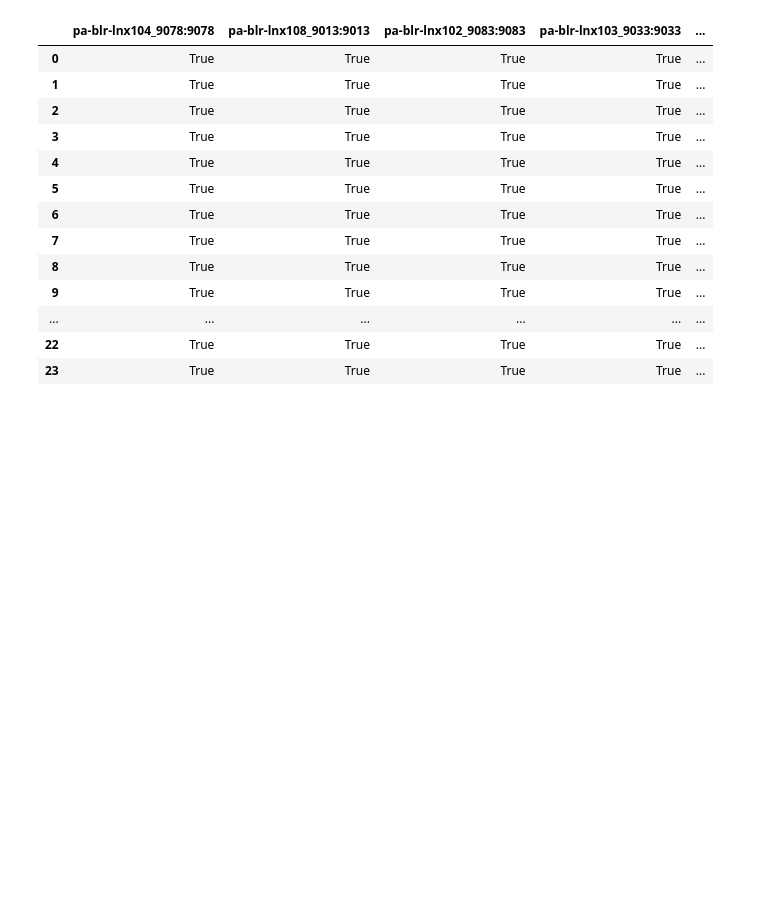
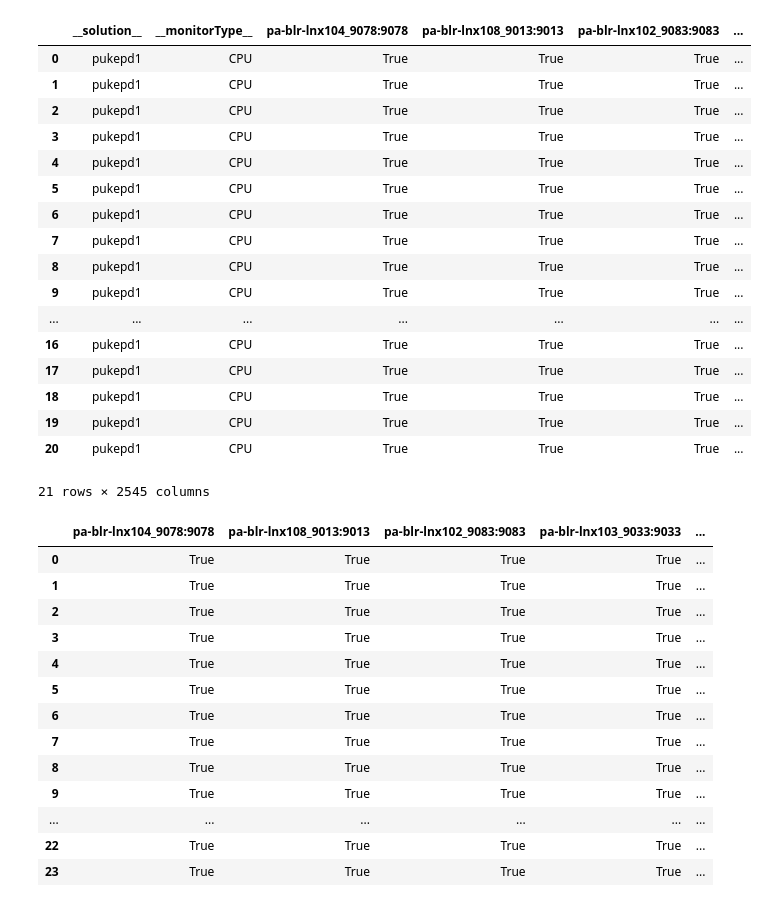
Before and after one commit to martin-tauber/thresholdMigration, a Jupyter notebook: analytics/thresholds.ipynb, the cells around one changed output. Saved outputs shown, nothing was run; the diff lists cells and outputs as text; code cells hidden in the pictures; blank space fills up the shorter version.

Commit message:
added monitor based optimization

```diff
--- a/analytics/thresholds.ipynb
+++ b/analytics/thresholds.ipynb
@@ -34 +34,22 @@ policyFactory = PolicyFactory("*", "*", False, False, 399, "admin", "administrat
+# %%
+configurationMatrix.loc[configurationMatrix["__monitorType__"]=="CPU",:]
+# %% [output]
+|  | __solution__ | __monitorType__ | pa-blr-lnx104_9078:9078 | pa-blr-lnx108_9013:9013 | pa-blr-lnx102_9083:9083 | ... |
+| 0 | pukepd1 | CPU | True | True | True | ... |
+| 1 | pukepd1 | CPU | True | True | True | ... |
+| 2 | pukepd1 | CPU | True | True | True | ... |
+| 3 | pukepd1 | CPU | True | True | True | ... |
+| 4 | pukepd1 | CPU | True | True | True | ... |
+| 5 | pukepd1 | CPU | True | True | True | ... |
+| 6 | pukepd1 | CPU | True | True | True | ... |
+| 7 | pukepd1 | CPU | True | True | True | ... |
+| 8 | pukepd1 | CPU | True | True | True | ... |
+| 9 | pukepd1 | CPU | True | True | True | ... |
+| ... | ... | ... | ... | ... | ... | ... |
+| 16 | pukepd1 | CPU | True | True | True | ... |
+| 17 | pukepd1 | CPU | True | True | True | ... |
+| 18 | pukepd1 | CPU | True | True | True | ... |
+| 19 | pukepd1 | CPU | True | True | True | ... |
+| 20 | pukepd1 | CPU | True | True | True | ... |
+21 rows × 2545 columns
 # %%
```
Also changed, not shown: parts of 10 cells of this notebook, 3 other files.
